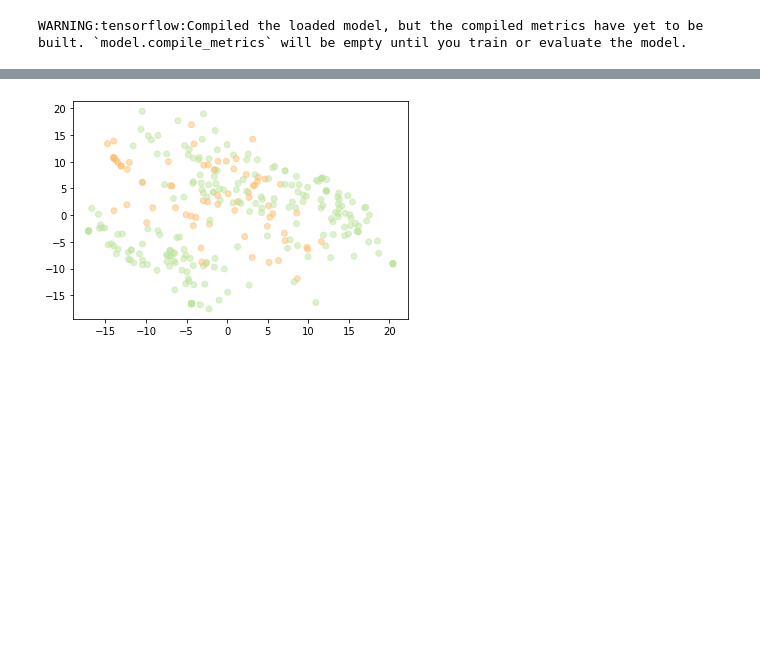
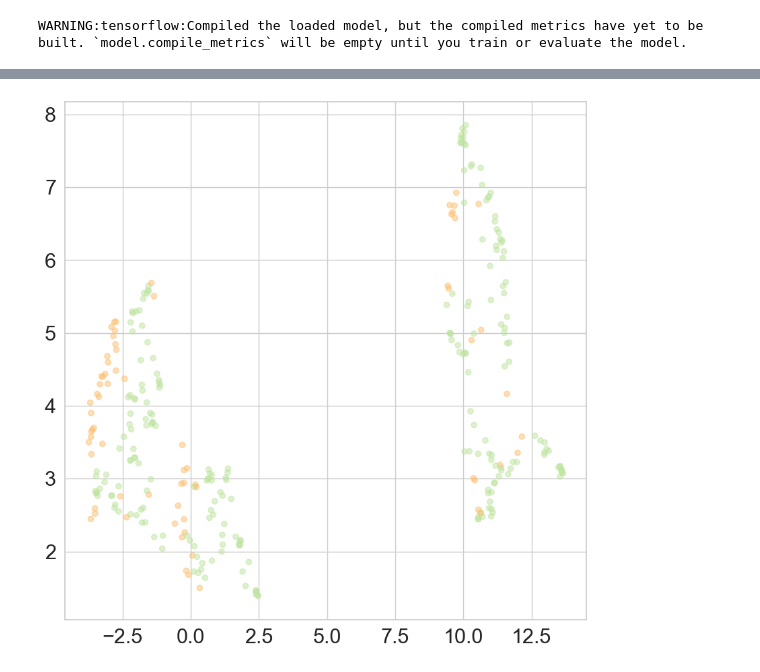
Before and after one commit to yanismiraoui/M4R-Project-Notebooks, a Jupyter notebook: 4_AE_deep.ipynb, the cells around one changed output, grey strips where cells are left out. Saved outputs shown, nothing was run; the diff lists cells and outputs as text; code cells hidden in the pictures; blank space fills up the shorter version.

```diff
--- a/4_AE_deep.ipynb
+++ b/4_AE_deep.ipynb
@@ -127,7 +130,7 @@ params = {
             "aa_embedding_dim": 21,
             "v_gene_embedding_dim": 54,
             "j_gene_embedding_dim": 13,
-            "beta": 0.75,
+            "beta": 0.2,
             "max_cdr3_len": 20,
             "n_aas": 21,
             "n_v_genes": 54,
@@ -275,7 +296,10 @@ for i in range(len(X_test)):
     X_test[i] = X_test[i][:N]
 
 X_test_encode = encoder.predict(X_test)
-pca = PCA(n_components=2)
-principalComponents = pca.fit_transform(X_test_encode)
+# Umap embedding
+import umap.umap_ as umap
+reducer = umap.UMAP(random_state=42)
+#reducer = PCA(n_components=2)
+principalComponents = reducer.fit_transform(X_test_encode)
 plt.scatter(principalComponents[:,0], principalComponents[:,1], color=df['label_color'][:N], alpha=0.5)
 plt.show()
@@ -373,19 +463,22 @@ See the caveats in the documentation: https://pandas.pydata.org/pandas-docs/stab
 # %%
 # Perform the same steps as before but using the j-gene label
 df["j_label"] = df["j_gene"].apply(lambda x: x.split("-")[0])
+df["j_label1"] = df["j_gene"].apply(lambda x: x.split("-")[0])
 j_labels = []
 j_encoder = LabelEncoder()
 j_encoder = j_encoder.fit(df['j_label'].unique())
 for k in tqdm(df.index):
     j_label = j_encoder.transform([df.loc[k,"j_label"]])
     j_labels.append(j_label)
 j_labels = [int(y) for y in j_labels]
 df["j_label"] = j_labels
 import seaborn as sns
 rgb_values = sns.color_palette("Spectral", df["j_label"].nunique())
 df["j_color"] = df["j_label"].apply(lambda x: rgb_values[x])
 
+
+
 plt.scatter(principalComponents[:,0], principalComponents[:,1], color=df['j_color'][:N], alpha=0.5)
 plt.show()
 # %% [output]
-[figure, old version]
+[figure, new version]
```
Also changed, not shown: parts of 14 cells of this notebook, 10 other files.
